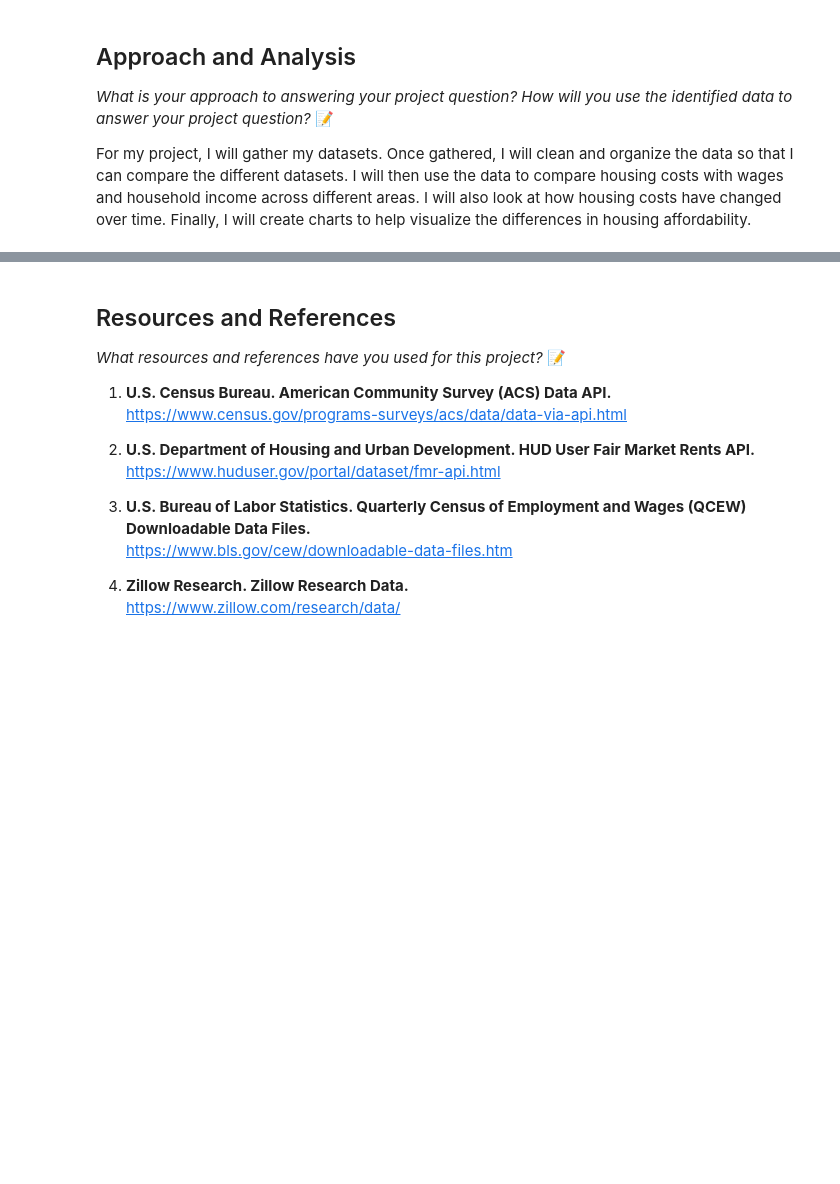
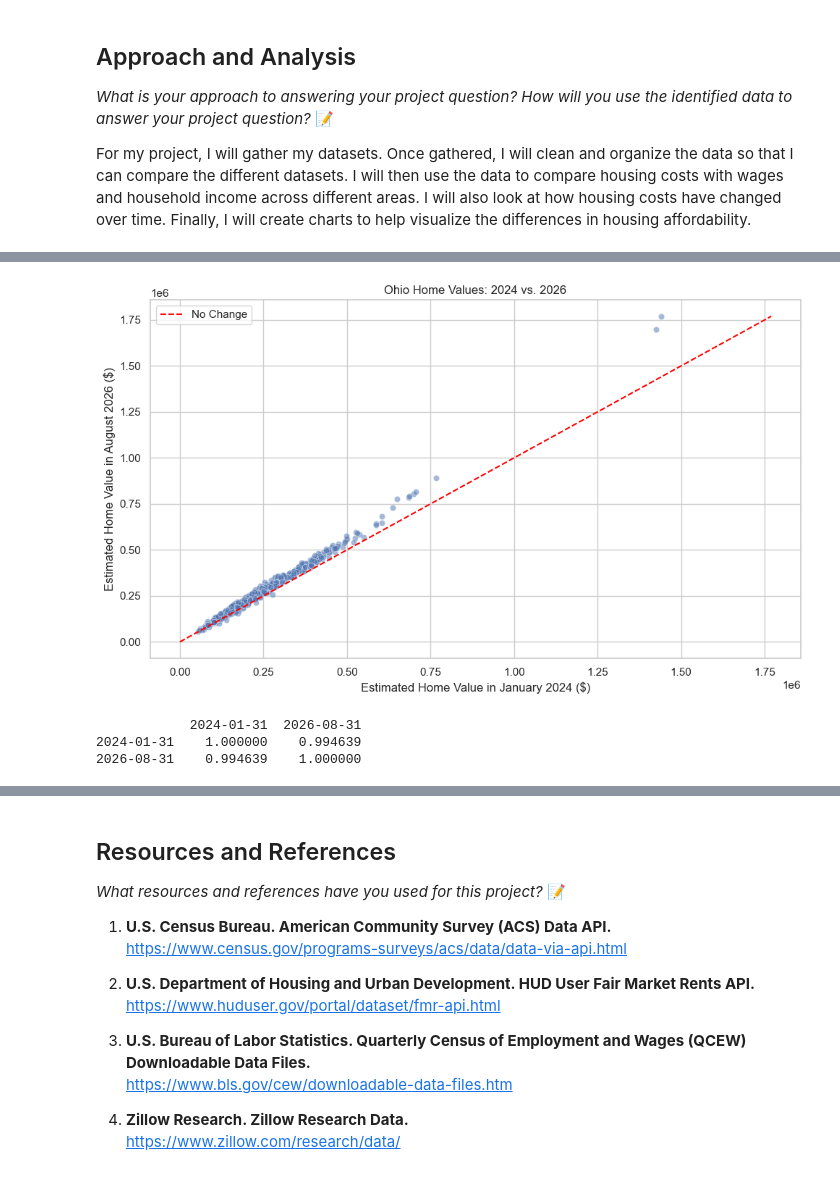
Before and after one commit to IT4063C-Fall2026/data-tech-analytics-final-project-bella-orr, a Jupyter notebook: source.ipynb, the cells around one changed output, grey strips where cells are left out. Saved outputs shown, nothing was run; the diff lists cells and outputs as text; code cells hidden in the pictures; blank space fills up the shorter version.

```diff
--- a/source.ipynb
+++ b/source.ipynb
@@ -142,0 +345,43 @@ home_prices_df.head()
+# %%
+plt.figure(figsize=(10, 6))
+
+sns.scatterplot(
+    data=ohio_homes,
+    x="2024-01-31",
+    y="2026-08-31",
+    alpha=0.5
+)
+
+# Add reference line representing no change
+max_value = max(
+    ohio_homes["2024-01-31"].max(),
+    ohio_homes["2026-08-31"].max()
+)
+
+plt.plot(
+    [0, max_value],
+    [0, max_value],
+    linestyle="--",
+    color="red",
+    label="No Change"
+)
+
+plt.title("Ohio Home Values: 2024 vs. 2026")
+plt.xlabel("Estimated Home Value in January 2024 ($)")
+plt.ylabel("Estimated Home Value in August 2026 ($)")
+plt.legend()
+
+plt.tight_layout()
+plt.show()
+
+# Calculate correlation
+correlation = ohio_homes[
+    ["2024-01-31", "2026-08-31"]
+].corr()
+
+print(correlation)
+# %% [output]
+[figure, added]
+            2024-01-31  2026-08-31
+2024-01-31    1.000000    0.994639
+2026-08-31    0.994639    1.000000
```
Also changed, not shown: parts of 15 cells of this notebook.
